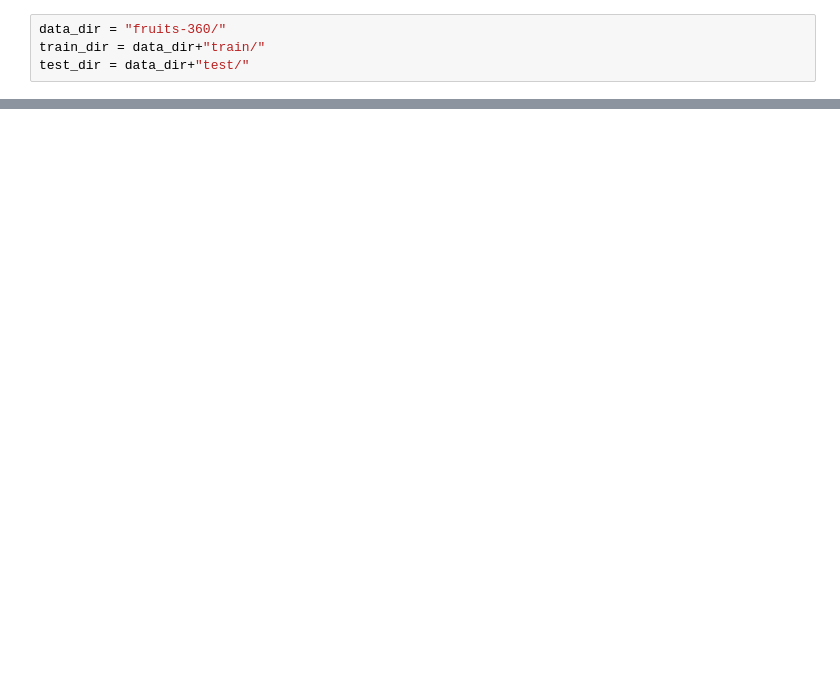
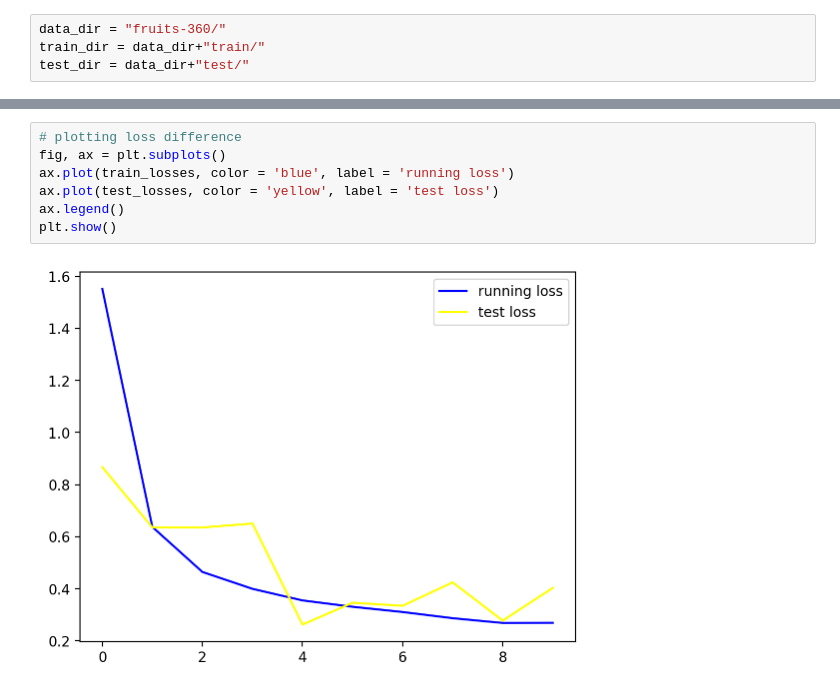
Before and after one commit to gmartinsnull/grocery-classifier, a Jupyter notebook: grocery classifier.ipynb, the cells around one changed output, grey strips where cells are left out. Saved outputs shown, nothing was run; the diff lists cells and outputs as text; blank space fills up the shorter version.

```diff
--- a/grocery classifier.ipynb
+++ b/grocery classifier.ipynb
@@ -57,0 +259,9 @@ test_loader = torch.utils.data.DataLoader(test_dataset, batch_size=32, shuffle=T
+# %%
+# plotting loss difference
+fig, ax = plt.subplots()
+ax.plot(train_losses, color = 'blue', label = 'running loss')
+ax.plot(test_losses, color = 'yellow', label = 'test loss')
+ax.legend()
+plt.show()
+# %% [output]
+[figure, added]
```
Also changed, not shown: parts of 13 cells of this notebook.
